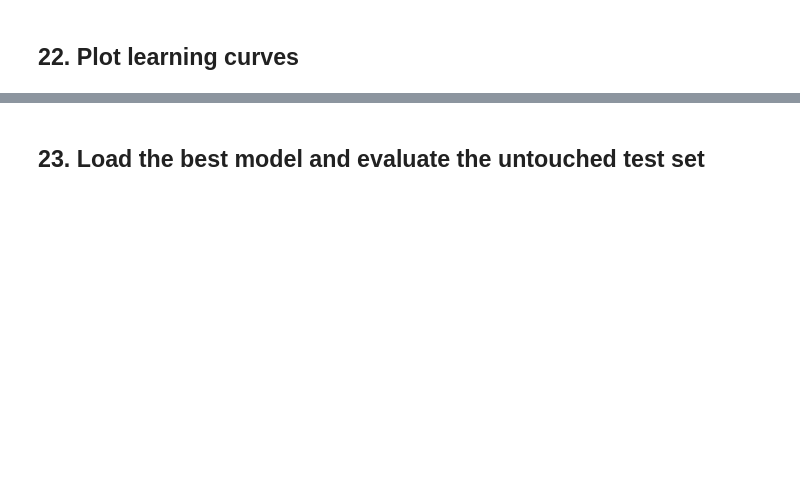
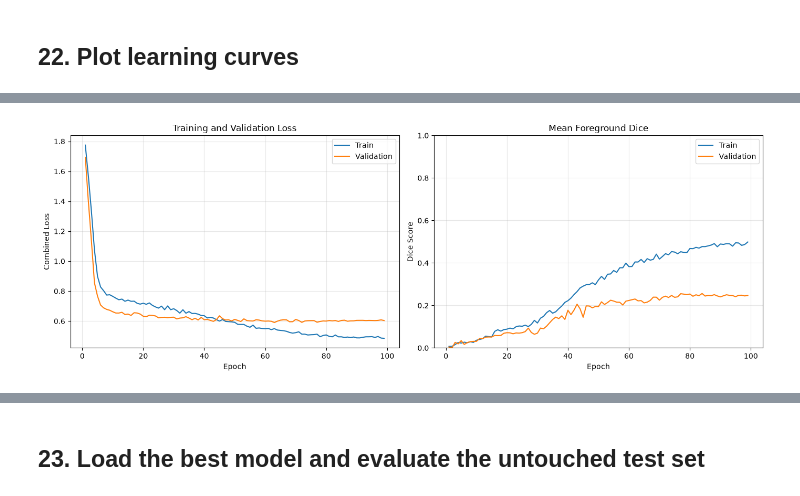
Before and after one commit to bbashemeragmailcom/bash_phd, a Jupyter notebook: ml_pipeline/transunet_stroke_training_pipeline.ipynb, the cells around one changed output, grey strips where cells are left out. Cells and saved outputs as stored; diff of their text form; code cells hidden in the pictures; blank space fills up the shorter version.

Commit message:
complete training pipeline

```diff
--- a/ml_pipeline/transunet_stroke_training_pipeline.ipynb
+++ b/ml_pipeline/transunet_stroke_training_pipeline.ipynb
@@ -3322,20 +5307,91 @@ print("Best checkpoint:", best_path)
 # %% [markdown]
 ## 22. Plot learning curves
 # %%
+import pandas as pd
+import matplotlib.pyplot as plt
+
+
 history_df = pd.read_csv(history_path)
 
-fig, axes = plt.subplots(1, 2, figsize=(14, 5))
-axes[0].plot(history_df["epoch"], history_df["train_loss"], label="train")
-axes[0].plot(history_df["epoch"], history_df["val_loss"], label="validation")
-axes[0].set_title("Loss")
+print("Available history columns:")
+print(history_df.columns.tolist())
+
+
+required_columns = [
+    "epoch",
+    "train_loss",
+    "val_loss",
+    "train_mean_foreground_dice",
+    "val_mean_foreground_dice",
+]
+
+missing_columns = [
+    column
+    for column in required_columns
+    if column not in history_df.columns
+]
+
+if missing_columns:
+    raise KeyError(
+        f"Missing columns in history file: {missing_columns}\n"
+        f"Available columns: {history_df.columns.tolist()}"
+    )
+
+
+fig, axes = plt.subplots(
+    1,
+    2,
+    figsize=(14, 5),
+)
+
+
+# =========================================================
+# LOSS CURVES
+# =========================================================
+
+axes[0].plot(
+    history_df["epoch"],
+    history_df["train_loss"],
+    label="Train",
+)
+
+axes[0].plot(
+    history_df["epoch"],
+    history_df["val_loss"],
+    label="Validation",
+)
+
+axes[0].set_title("Training and Validation Loss")
 axes[0].set_xlabel("Epoch")
+axes[0].set_ylabel("Combined Loss")
+axes[0].grid(alpha=0.3)
 axes[0].legend()
 
-axes[1].plot(history_df["epoch"], history_df["train_dice"], label="train")
-axes[1].plot(history_df["epoch"], history_df["val_dice"], label="validation")
-axes[1].set_title("Dice")
+
+# =========================================================
+# DICE CURVES
+# =========================================================
+
+axes[1].plot(
+    history_df["epoch"],
+    history_df["train_mean_foreground_dice"],
+    label="Train",
+)
+
+axes[1].plot(
+    history_df["epoch"],
+    history_df["val_mean_foreground_dice"],
+    label="Validation",
+)
+
+axes[1].set_title("Mean Foreground Dice")
 axes[1].set_xlabel("Epoch")
+axes[1].set_ylabel("Dice Score")
+axes[1].set_ylim(0, 1)
+axes[1].grid(alpha=0.3)
 axes[1].legend()
+
 
 plt.tight_layout()
 plt.show()
+# %% [output]
@@ -3341,0 +5400 @@ plt.show()
+[figure, added]
```
Also changed, not shown: parts of 33 cells of this notebook.
